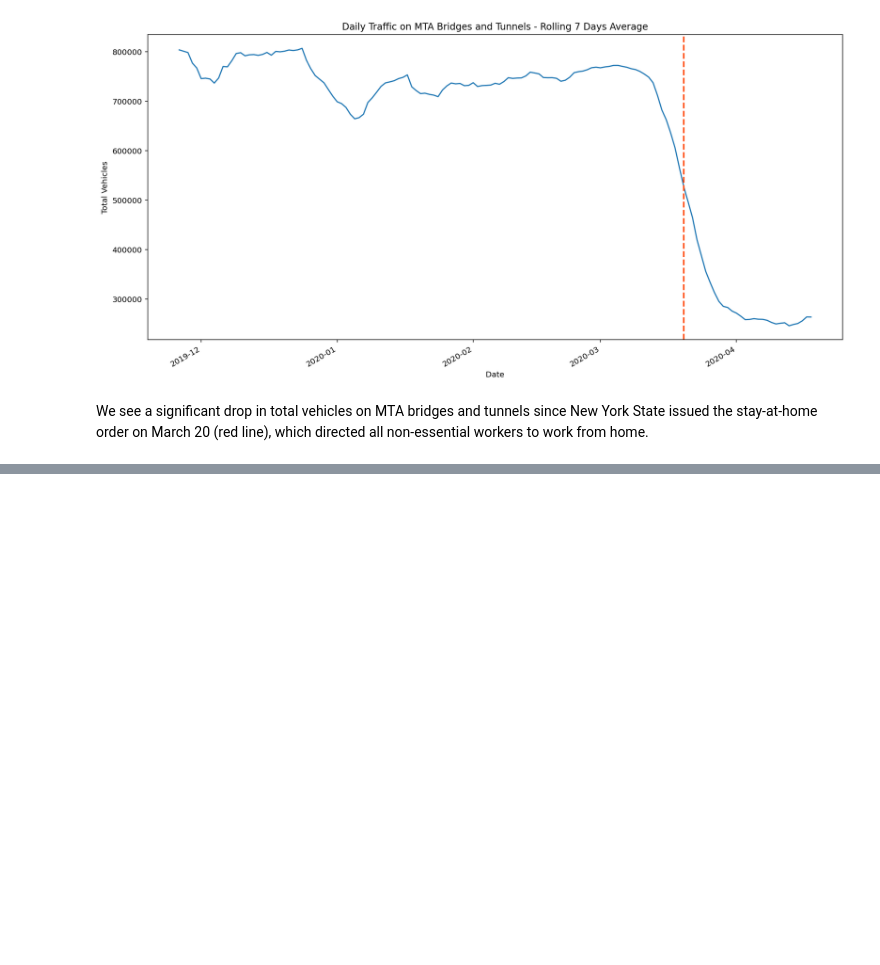
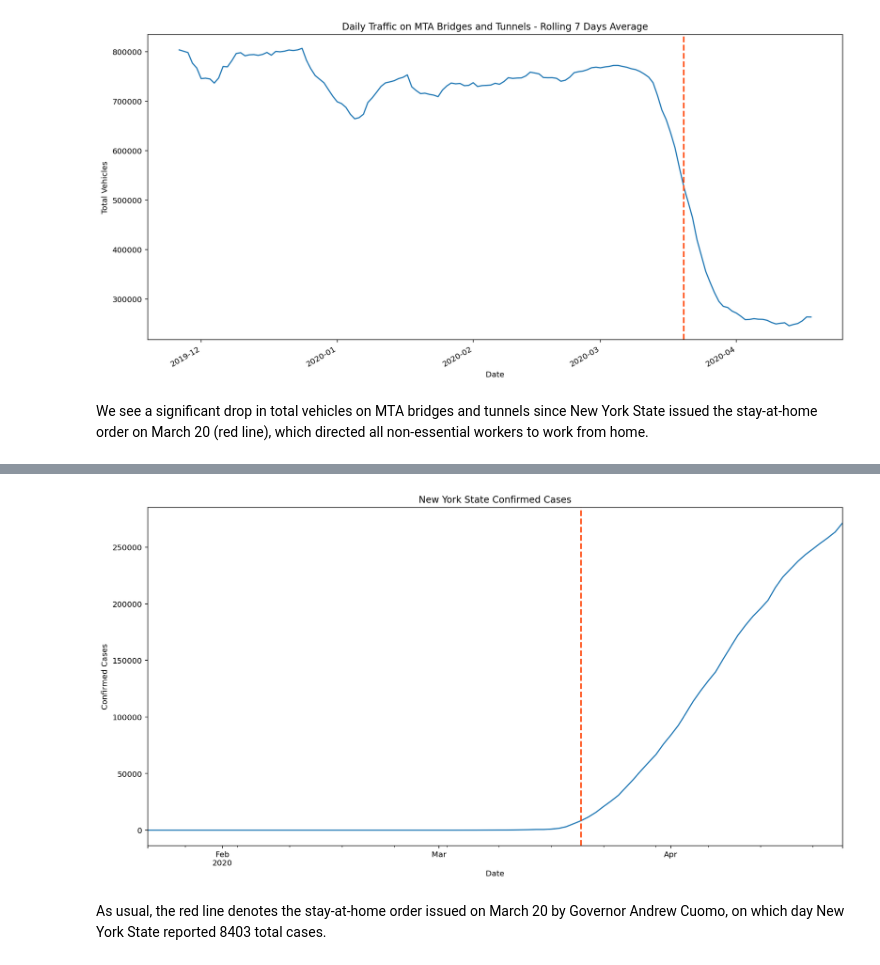
Before and after one commit to tianrunw/big-data-air-pollution, a Jupyter notebook: project/covid19_air_pollution.ipynb, the cells around one changed output, grey strips where cells are left out. Saved outputs shown, nothing was run; the diff lists cells and outputs as text; code cells hidden in the pictures; blank space fills up the shorter version.

Commit message:
finished data wrangling

```diff
--- a/project/covid19_air_pollution.ipynb
+++ b/project/covid19_air_pollution.ipynb
@@ -137,0 +140,3 @@ We see a significant drop in total vehicles on MTA bridges and tunnels since New
+# %%
+# confirmed cases in NY, we use locality column and date columns only
+covid = pd.read_csv('data/covid19_confirmed_NY.csv', usecols=lambda x: '/20' in x or x=='Admin2')
@@ -137,0 +155,10 @@ We see a significant drop in total vehicles on MTA bridges and tunnels since New
+# %%
+# transpose the dataframe and set index to be Date
+covid = covid.transpose()
+covid.columns = covid.iloc[0, ]
+covid = covid.drop(['Admin2'])
+covid.columns.name = None
+covid.index.name = 'Date'
+
+# parse Date to datetime
+covid.index = pd.to_datetime(covid.index, format='%m/%d/%y')
@@ -137,0 +178,4 @@ We see a significant drop in total vehicles on MTA bridges and tunnels since New
+# %%
+# add total case count for NY State
+covid['TotalCases'] = covid.sum(axis=1)
+covid['TotalCases'].tail()
@@ -137,0 +190,10 @@ We see a significant drop in total vehicles on MTA bridges and tunnels since New
+# %%
+# NY confirmed cases time series plot
+ax = covid['TotalCases'].plot(figsize=(16, 8))
+_ = ax.axvline('2020-03-20', color='orangered', linestyle='--', lw=2, alpha=1.0)
+_ = ax.set_ylabel('Confirmed Cases')
+_ = ax.set_title('New York State Confirmed Cases')
+# %% [output]
+[figure, added]
+# %% [markdown]
+As usual, the red line denotes the stay-at-home order issued on March 20 by Governor Andrew Cuomo, on which day New York State reported 8403 total cases.
```
Also changed, not shown: parts of 12 cells of this notebook, 1 other file.
